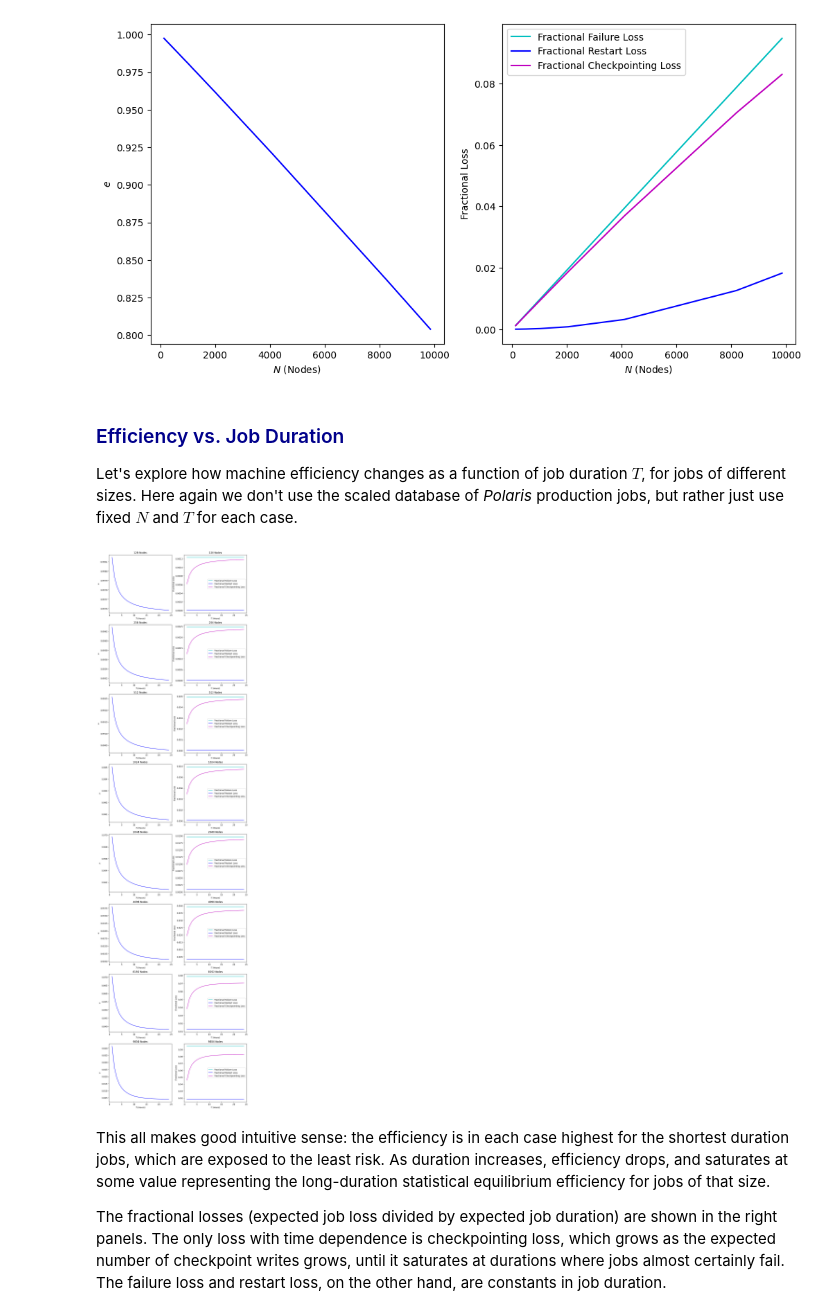
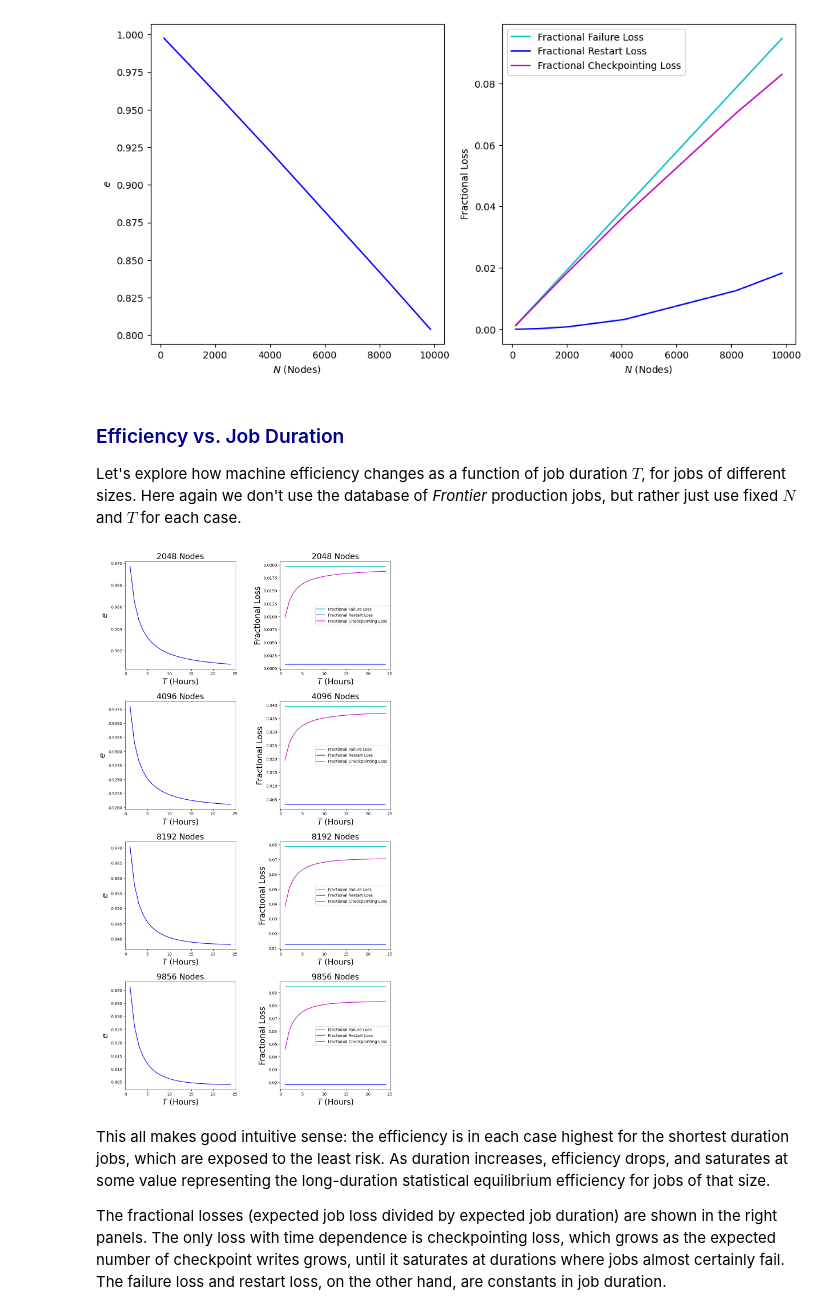
Before and after one commit to CarloGraziani/HPC_Computational_Efficiency, a Jupyter notebook: Machine_Efficiency_Analysis.ipynb, the cells around one changed output. Drawn from its saved outputs; the diff is of its cells as text; code cells hidden in the pictures.

```diff
--- a/Machine_Efficiency_Analysis.ipynb
+++ b/Machine_Efficiency_Analysis.ipynb
@@ -26,27 +26,35 @@ jobs = frontier_jobs.loc[:,["Node Count", "Actual Duration", "Requested Duration
 jobs = jobs.to_numpy().astype(np.float64)
 jobs[:,1:] = jobs[:,1:]/3600 # Hours, not seconds
 # %%
-fig, axs = plt.subplots(nrows=1, ncols=3, figsize=(15,4))
+fig, axs = plt.subplots(nrows=1, ncols=3, figsize=(18,5),
+                        gridspec_kw={"wspace":0.25, "bottom":0.15})
 ax = axs[0]
+fs=20
 bins = 10**(np.arange(18)*0.25)
 ax.hist(jobs[:,0], bins=bins, log=True)
 ax.set_xscale("log")
 # ax.set_xlim(xmin=9.0)
-ax.set_xlabel("Nodes")
-ax.set_ylabel("Frequency")
+ax.set_xlabel("Nodes", size=fs)
+ax.set_ylabel("Frequency", size=fs)
+ax.tick_params(labelsize=fs)
 
 ax = axs[1]
 bins = 10**((np.arange(8))*0.25)
 ax.hist(jobs[:,1], bins=bins, log=True)
 ax.set_xlim(xmin=0.5)
 ax.set_xscale("log")
-ax.set_xlabel("Duration (hrs)")
+ax.set_ylabel("Frequency", size=fs)
+ax.set_xlabel("Duration (hrs)", size=fs)
+ax.tick_params(labelsize=fs)
 
 ax = axs[2]
 ax.scatter(jobs[:,0], jobs[:,1])
 ax.set_ylim(ymin=0,ymax=25)
-ax.set_xlabel("Nodes")
-ax.set_ylabel("Job Duration (Hrs)")
+ax.set_xlabel("Nodes", size=fs)
+ax.set_ylabel("Job Duration (Hrs)", size=fs)
+ax.tick_params(labelsize=fs)
+
+plt.savefig("Frontier_jobs.png", format="png")
 
 plt.show()
 # %% [output]
@@ -183,11 +191,12 @@ plt.show()
 # %% [markdown]
 ### <font color="darkblue"> Efficiency vs. Job Duration </font>
 
-Let's explore how machine efficiency changes as a function of job duration $T$, for jobs of different sizes.  Here again we don't use the scaled database of *Polaris* production jobs, but rather just use fixed $N$ and $T$ for each case.
+Let's explore how machine efficiency changes as a function of job duration $T$, for jobs of different sizes.  Here again we don't use the database of *Frontier* production jobs, but rather just use fixed $N$ and $T$ for each case.
 # %%
 globals().update(base_case_params)
 
-N_vals=np.array([128,256,512,1024,2048,4096,8192,nodes_total])
+# N_vals=np.array([128,256,512,1024,2048,4096,8192,nodes_total])
+N_vals=np.array([2048,4096,8192,nodes_total])
 e_arr = []
 l_F_arr = []
 l_chk_arr = []
@@ -211,41 +220,44 @@ for N in N_vals:
         l_F = L_F / U_tot
         ll_F_arr.append(l_F)
         l_chk = L_chk / U_tot
         ll_chk_arr.append(l_chk)
         l_R =L_R /U_tot
         ll_R_arr.append(l_R)
     e_arr.append(ee_arr)
     l_F_arr.append(ll_F_arr)
     l_chk_arr.append(ll_chk_arr)
     l_R_arr.append(ll_R_arr)
 e_arr = np.array(e_arr)
 l_F_arr = np.array(l_F_arr)
 l_chk_arr = np.array(l_chk_arr)
 l_R_arr = np.array(l_R_arr)
 
-fig, axs = plt.subplots(ncols=2, nrows=len(N_vals),figsize=(12,6*len(N_vals)))
+fig, axs = plt.subplots(ncols=2, nrows=len(N_vals),figsize=(12,6*len(N_vals)),
+                        gridspec_kw={'hspace':0.3, 'wspace':0.4})
 
 for row in range(len(N_vals)):
     ax = axs[row,0]
     ax.plot(t_arr, e_arr[row,:], "b-", label="Efficiency")
 
-    ax.set_xlabel("$T$ (Hours)")
-    ax.set_ylabel("$e$")
-    ax.set_title(f"{N_vals[row]:d} Nodes")
+    ax.set_xlabel("$T$ (Hours)",size=fs)
+    ax.set_ylabel("$e$",size=fs)
+    ax.set_title(f"{N_vals[row]:d} Nodes",size=fs)
 
     ax = axs[row,1]
     ax.plot(t_arr, l_F_arr[row,:], "c-", label="Fractional Failure Loss")
     ax.plot(t_arr, l_R_arr[row,:], "b-", label="Fractional Restart Loss")
     ax.plot(t_arr, l_chk_arr[row,:], "m-", label="Fractional Checkpointing Loss")
     ax.legend()
 
-    ax.set_xlabel("$T$ (Hours)")
-    ax.set_ylabel("Fractional Loss")
-    ax.set_title(f"{N_vals[row]:d} Nodes")
+    ax.set_xlabel("$T$ (Hours)",size=fs)
+    ax.set_ylabel("Fractional Loss",size=fs)
+    ax.set_title(f"{N_vals[row]:d} Nodes",size=fs)
+
+plt.savefig("Efficiency+Loss_vs_Time.png", format="png",bbox_inches='tight')
 
 plt.show()
 # %% [output]
-[figure, old version]
+[figure, new version]
 # %% [markdown]
 This all makes good intuitive sense: the efficiency is in each case highest for the shortest duration jobs, which are exposed to the least risk. As duration increases, efficiency drops, and saturates at some value representing the long-duration statistical equilibrium efficiency for jobs of that size.
 
```
Also changed, not shown: parts of 9 cells of this notebook, 2 other files.
